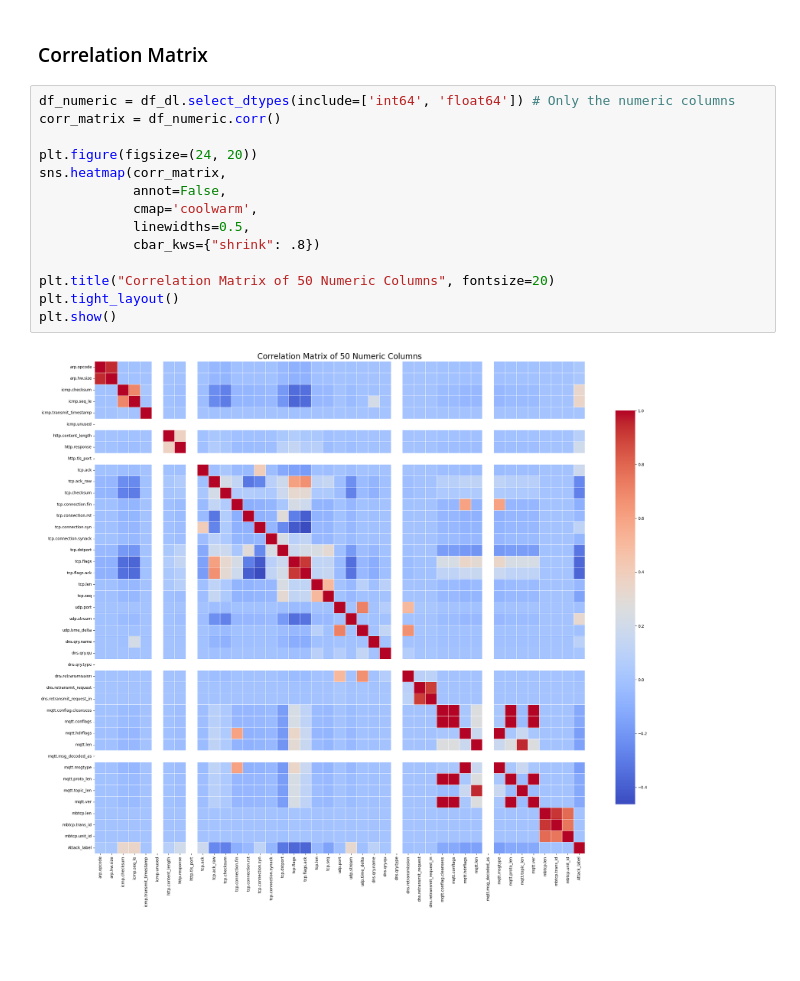
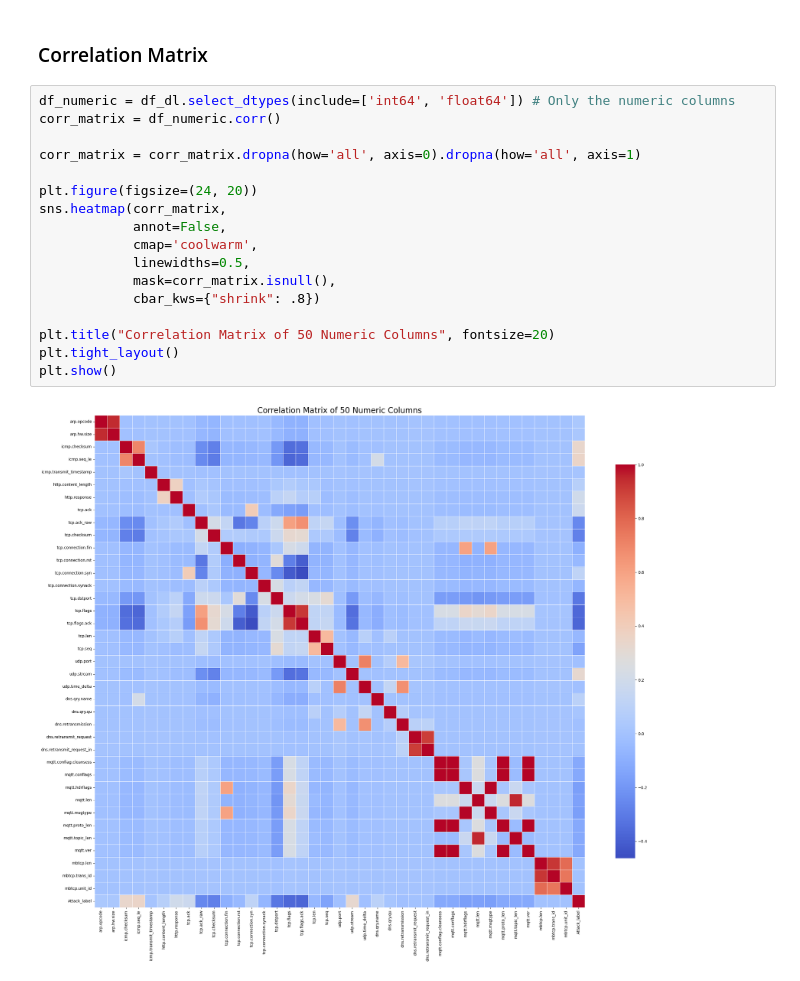
Before and after one commit to Angel-Arrospide/ML-NIDS-IIoT, a Jupyter notebook: notebooks/EdgeIIoT/01_EDA.ipynb, the cells around one changed output. Cells and saved outputs as stored; diff of their text form; blank space fills up the shorter version.

```diff
--- a/notebooks/EdgeIIoT/01_EDA.ipynb
+++ b/notebooks/EdgeIIoT/01_EDA.ipynb
@@ -204,16 +271,19 @@ plot_label_distribution(df_no_normal, label_col)
 # %%
 df_numeric = df_dl.select_dtypes(include=['int64', 'float64']) # Only the numeric columns
 corr_matrix = df_numeric.corr()
+
+corr_matrix = corr_matrix.dropna(how='all', axis=0).dropna(how='all', axis=1)
 
 plt.figure(figsize=(24, 20))
 sns.heatmap(corr_matrix,
             annot=False,
             cmap='coolwarm',
             linewidths=0.5,
+            mask=corr_matrix.isnull(),
             cbar_kws={"shrink": .8})
 
 plt.title("Correlation Matrix of 50 Numeric Columns", fontsize=20)
 plt.tight_layout()
 plt.show()
 # %% [output]
-[figure, old version]
+[figure, new version]
```
Also changed, not shown: parts of 8 cells of this notebook.
